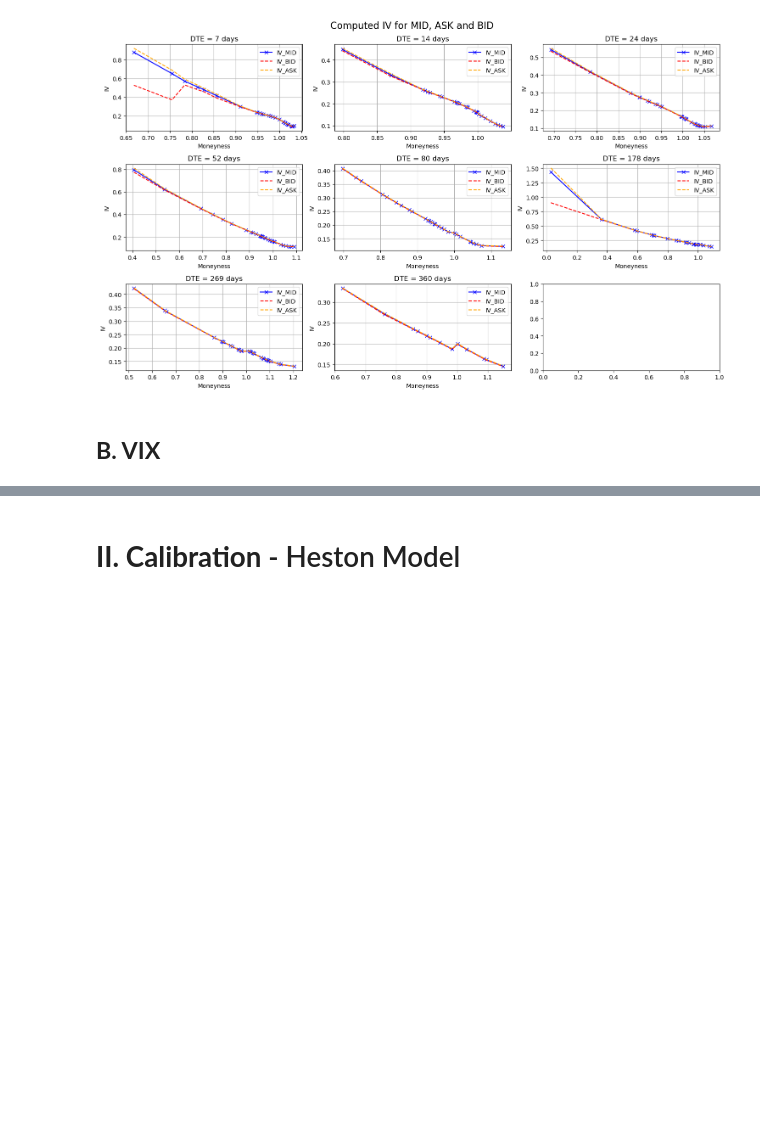
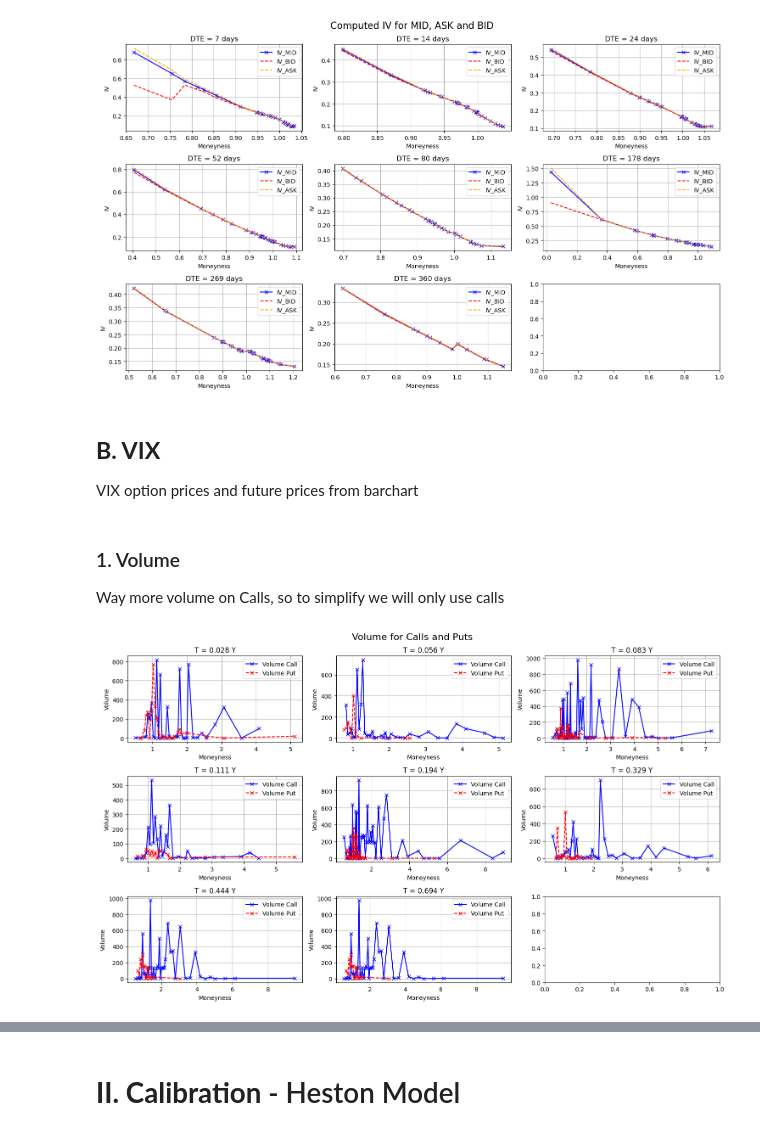
Before and after one commit to MassilGG/Rough-Volatility, a Jupyter notebook: Notebook.ipynb, the cells around one changed output, grey strips where cells are left out. Cells and saved outputs as stored; diff of their text form; code cells hidden in the pictures; blank space fills up the shorter version.

Commit message:
add(VIX data processing)

```diff
--- a/Notebook.ipynb
+++ b/Notebook.ipynb
@@ -372,5 +295,52 @@ plt.show()
 # %% [output]
 [figure]
 # %% [markdown]
+## **B. VIX**
 
-## **B. VIX**
+VIX option prices and future prices from barchart
+# %%
+df_VIX_full = pd.read_excel('data/VIX_OPTIONS_asof_2026_02_25.xlsx')
+df_VIX_fut = pd.read_excel('data/VIX_FUTURES_asof_2026_02_25.xlsx')
+
+# Apply Future prices
+df_VIX_full["FUTURE_PRICE"] = df_VIX_full["UNDERLYING_LAST"]
+df_VIX_full.loc[df_VIX_full["DTE"] == 28,"FUTURE_PRICE"] = df_VIX_fut.loc[df_VIX_fut["DTE"] == 28,"PRICE"].values[0]
+df_VIX_full.loc[df_VIX_full["DTE"] == 49,"FUTURE_PRICE"] = df_VIX_fut.loc[df_VIX_fut["DTE"] == 59,"PRICE"].values[0]
+df_VIX_full.loc[df_VIX_full["DTE"] == 83,"FUTURE_PRICE"] = df_VIX_fut.loc[df_VIX_fut["DTE"] == 89,"PRICE"].values[0]
+df_VIX_full.loc[df_VIX_full["DTE"] == 112,"FUTURE_PRICE"] = df_VIX_fut.loc[df_VIX_fut["DTE"] == 120,"PRICE"].values[0]
+df_VIX_full.loc[df_VIX_full["DTE"] == 175,"FUTURE_PRICE"] = df_VIX_fut.loc[df_VIX_fut["DTE"] == 181,"PRICE"].values[0]
+
+# Processing
+df_VIX_full = df_VIX_full[df_VIX_full.VOLUME > 0 & (df_VIX_full.ASK > df_VIX_full.BID)]
+df_VIX_full["T"] = df_VIX_full["DTE"] / 365
+df_VIX_full["MONEYNESS"] = df_VIX_full["STRIKE"] / df_VIX_full["UNDERLYING_LAST"]
+df_VIX_full["LOG_MONEYNESS"] = np.log(df_VIX_full["MONEYNESS"])
+df_VIX_full['REL_SPREAD'] = (0.5 * (df_VIX_full['ASK'] - df_VIX_full['BID'])/ df_VIX_full['MID'] ).clip(lower=1e-6)
+# %% [markdown]
+### 1. Volume
+
+Way more volume on Calls, so to simplify we will only use calls
+# %%
+fig, axes = plt.subplots( nrows=3, ncols=3, figsize=(15, 3*3),)
+axes = axes.flatten()
+dtes = df_VIX_full["DTE"].unique()
+for i, dte in enumerate(dtes):
+    ax = axes[i]
+    data_call = df_VIX_full[(df_VIX_full["DTE"] == dte) & (df_VIX_full["TYPE"] == "Call")].sort_values("STRIKE")
+    data_put = df_VIX_full[(df_VIX_full["DTE"] == dte) & (df_VIX_full["TYPE"] == "Put")].sort_values("STRIKE")
+
+
+    ax.plot(data_call['MONEYNESS'], data_call['VOLUME'], label='Volume Call', color='blue', marker='x', linestyle="-")
+    ax.plot(data_put['MONEYNESS'], data_put['VOLUME'], label='Volume Put', color='red', marker='x', linestyle="--")
+
+    ax.set_title(f"T = {dte/252:.3f} Y")
+    ax.set_xlabel("Moneyness")
+    ax.set_ylabel("Volume")
+    ax.grid(True)
+    ax.legend()
+
+plt.suptitle('Volume for Calls and Puts',fontsize=16)
+plt.tight_layout()
+plt.show()
+# %% [output]
+[figure, added]
```
Also changed, not shown: parts of 11 cells of this notebook.
